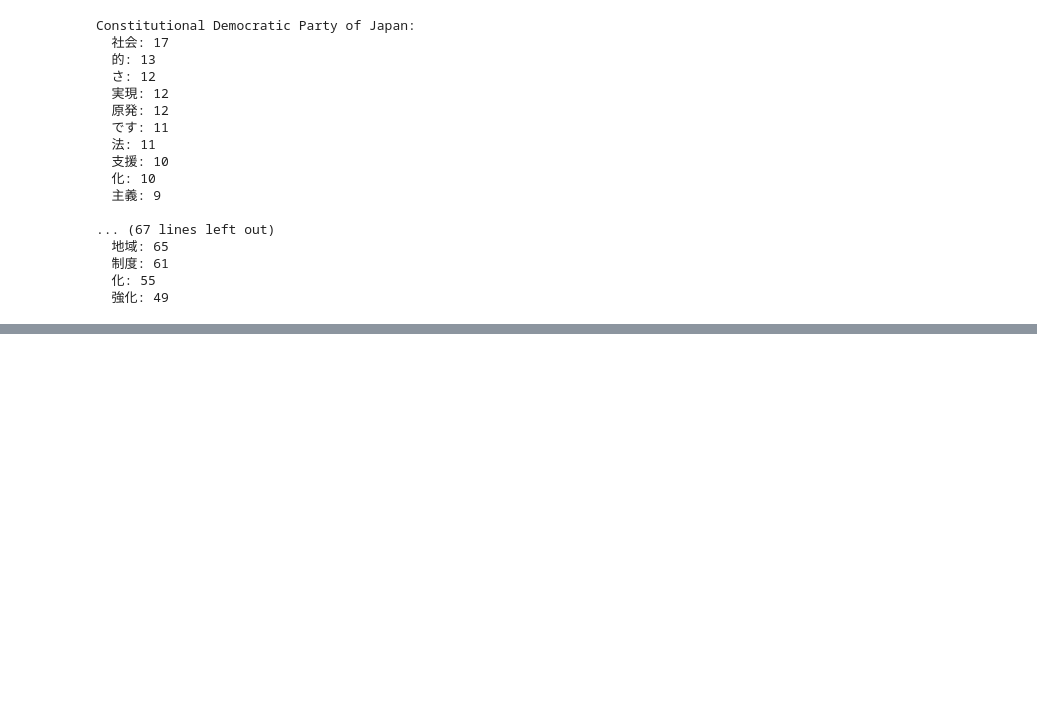
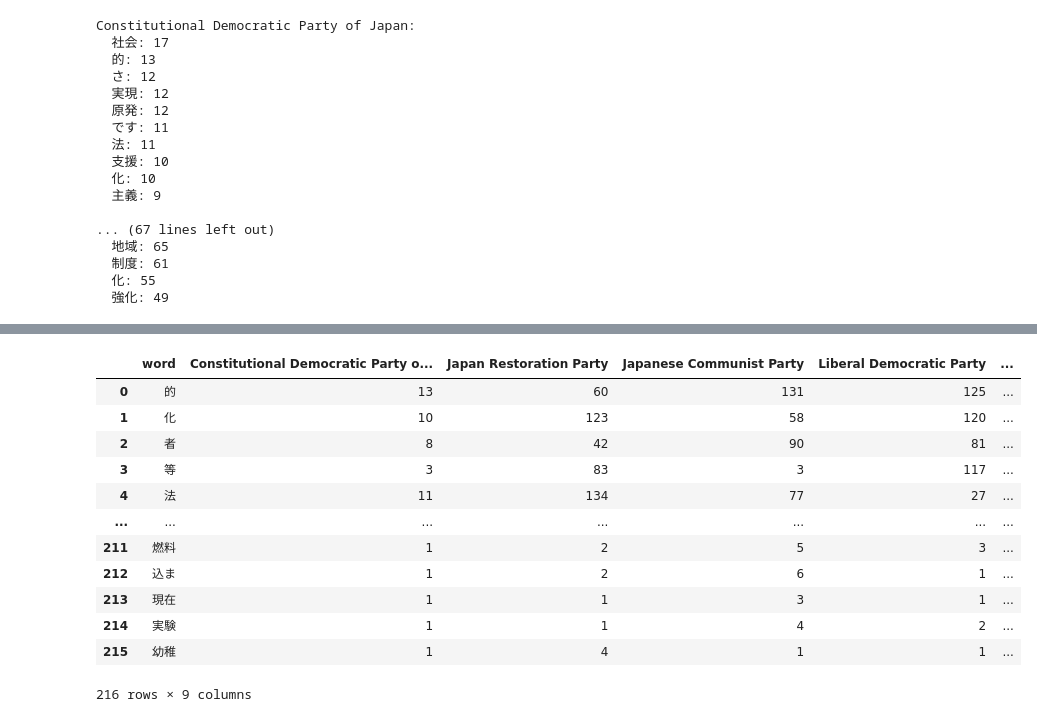
Before and after one commit to ninaudagawa/Media-Politics, a Jupyter notebook: project/notebooks/manifesto_keywords.ipynb, the cells around one changed output, grey strips where cells are left out. Cells and saved outputs as stored; diff of their text form; code cells hidden in the pictures; blank space fills up the shorter version.

```diff
--- a/project/notebooks/manifesto_keywords.ipynb
+++ b/project/notebooks/manifesto_keywords.ipynb
@@ -196,0 +306,56 @@ Constitutional Democratic Party of Japan:
+# %%
+from collections import Counter
+
+def get_party_word_counts(csv_path, start_year=2001, end_year=2021):
+    df = pd.read_csv(csv_path)
+    df["year"] = pd.to_datetime(df["date"]).dt.year
+    df = df[(df["year"] >= start_year) & (df["year"] <= end_year)]
+
+    party_counts = {}
+    for party, group in df.groupby("partyname"):
+        tokens = []
+        for text in group["text"]:
+            for chunk in chunk_text(str(text)):
+                doc = nlp(chunk)
+                tokens.extend([
+                    token.text for token in doc
+                    if not token.is_space
+                    and not token.is_punct
+                    and token.text not in excluded_words
+                ])
+        party_counts[party] = Counter(tokens)
+
+    return party_counts
+
+party_counts = get_party_word_counts(
+    "../../project/data/clean/Japan_sorted_manifestos.csv",
+    start_year=2001,
+    end_year=2021
+)
+party_word_sets = {party: set(counter) for party, counter in party_counts.items()}
+common_to_all = set.intersection(*party_word_sets.values())
+
+overlap_df = pd.DataFrame([
+    {
+        "word": word,
+        **{party: party_counts[party][word] for party in party_counts},
+        "total": sum(party_counts[party][word] for party in party_counts)
+    }
+    for word in common_to_all
+]).sort_values(by="total", ascending=False).reset_index(drop=True)
+
+overlap_df
+# %% [output]
+|  | word | Constitutional Democratic Party o... | Japan Restoration Party | Japanese Communist Party | Liberal Democratic Party | ... |
+| 0 | 的 | 13 | 60 | 131 | 125 | ... |
+| 1 | 化 | 10 | 123 | 58 | 120 | ... |
+| 2 | 者 | 8 | 42 | 90 | 81 | ... |
+| 3 | 等 | 3 | 83 | 3 | 117 | ... |
+| 4 | 法 | 11 | 134 | 77 | 27 | ... |
+| ... | ... | ... | ... | ... | ... | ... |
+| 211 | 燃料 | 1 | 2 | 5 | 3 | ... |
+| 212 | 込ま | 1 | 2 | 6 | 1 | ... |
+| 213 | 現在 | 1 | 1 | 3 | 1 | ... |
+| 214 | 実験 | 1 | 1 | 4 | 2 | ... |
+| 215 | 幼稚 | 1 | 4 | 1 | 1 | ... |
+216 rows × 9 columns
```
Also changed, not shown: parts of 6 cells of this notebook.
